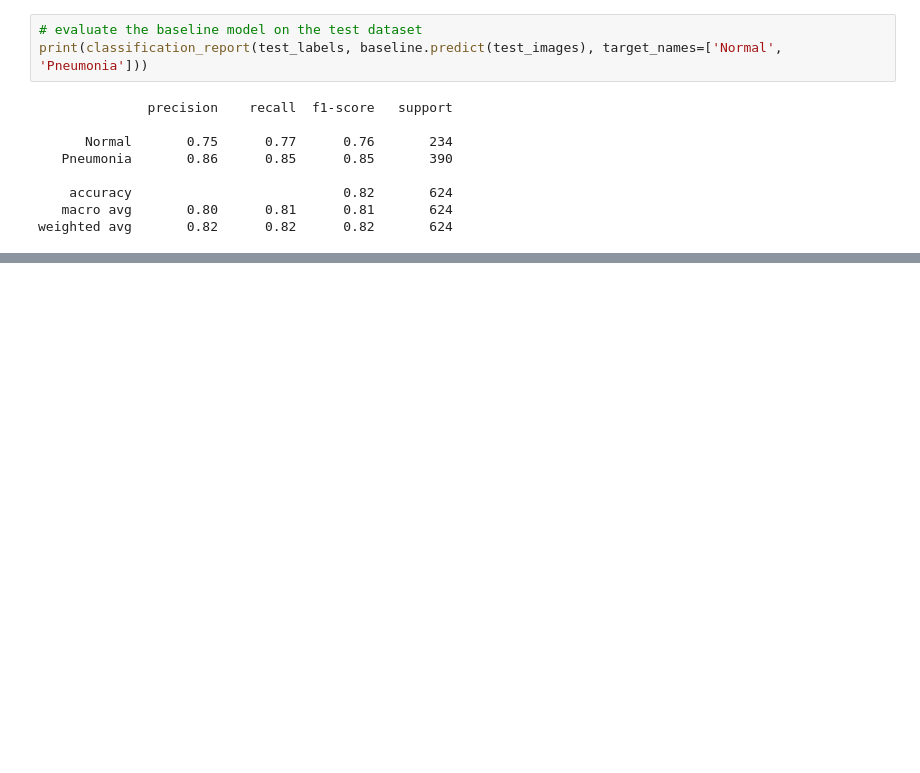
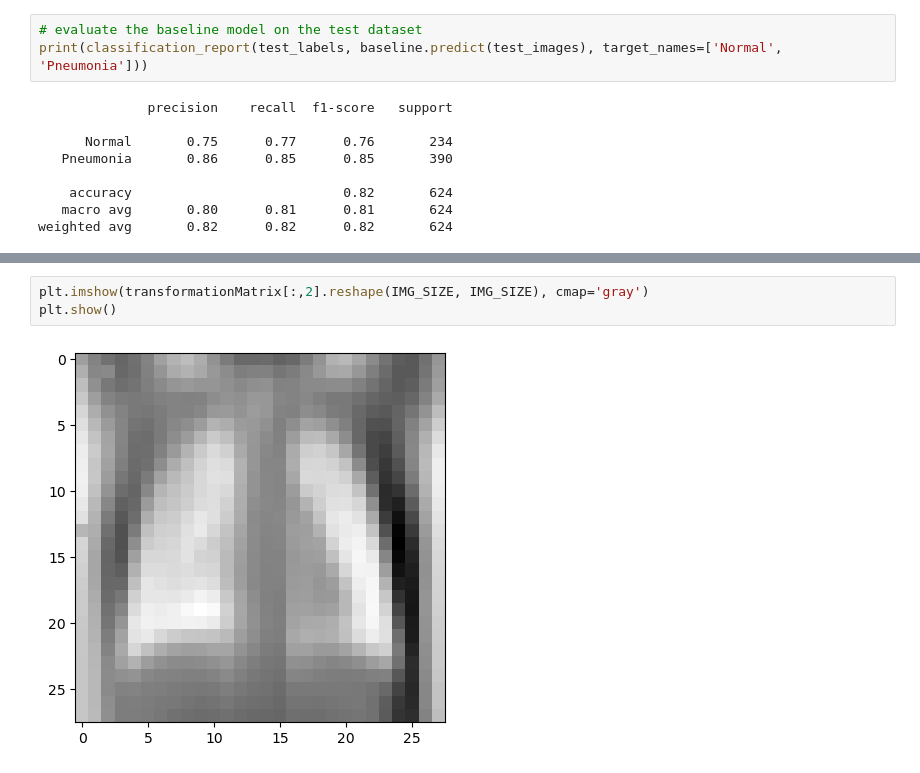
Before and after one commit to jlopetegui98/Hands-on-ML-Project, a Jupyter notebook: main.ipynb, the cells around one changed output, grey strips where cells are left out. Saved outputs shown, nothing was run; the diff lists cells and outputs as text; blank space fills up the shorter version.

```diff
--- a/main.ipynb
+++ b/main.ipynb
@@ -277,0 +301,5 @@ weighted avg       0.82      0.82      0.82       624
+# %%
+plt.imshow(transformationMatrix[:,2].reshape(IMG_SIZE, IMG_SIZE), cmap='gray')
+plt.show()
+# %% [output]
+[figure, added]
```
Also changed, not shown: parts of 20 cells of this notebook.
